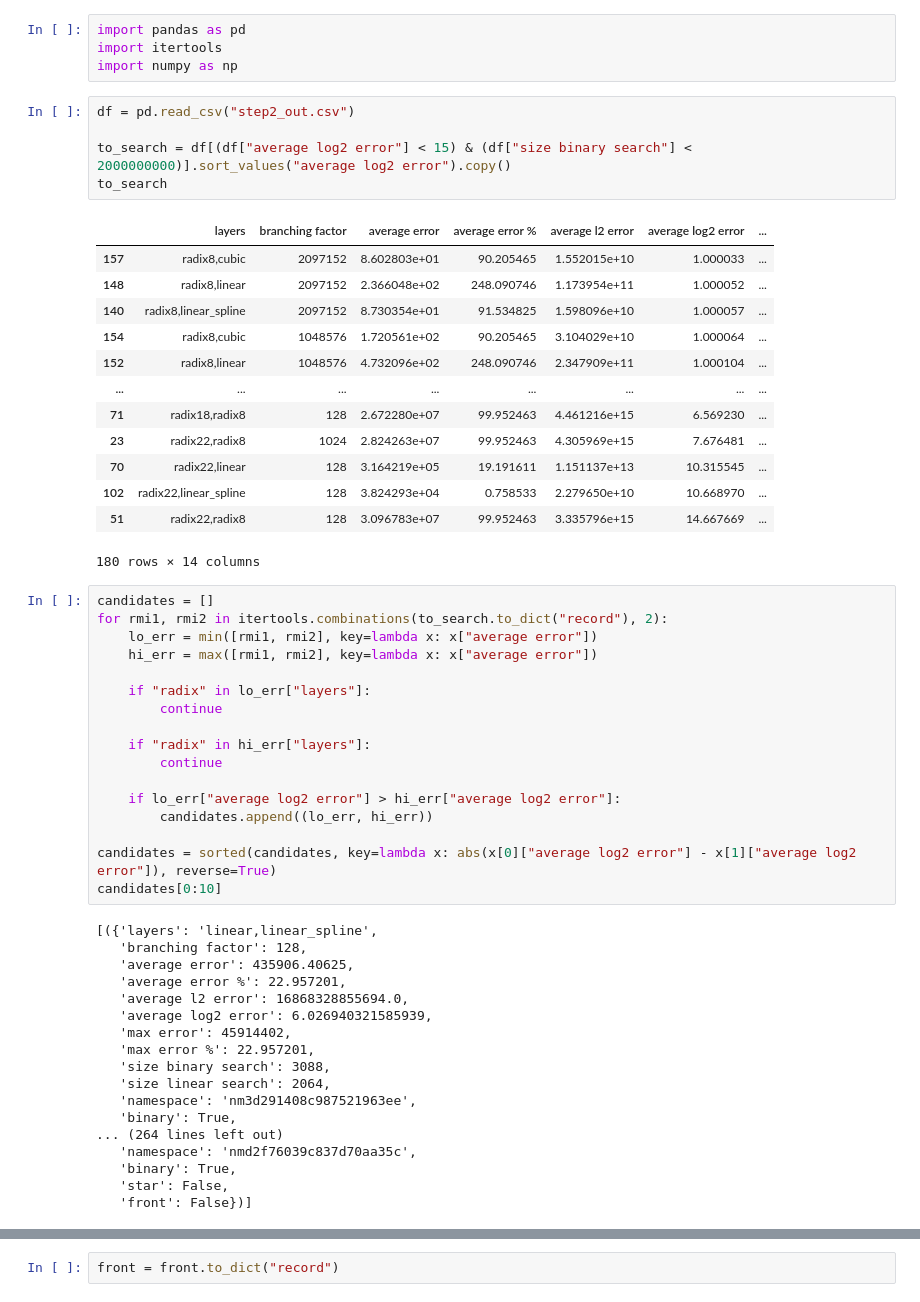
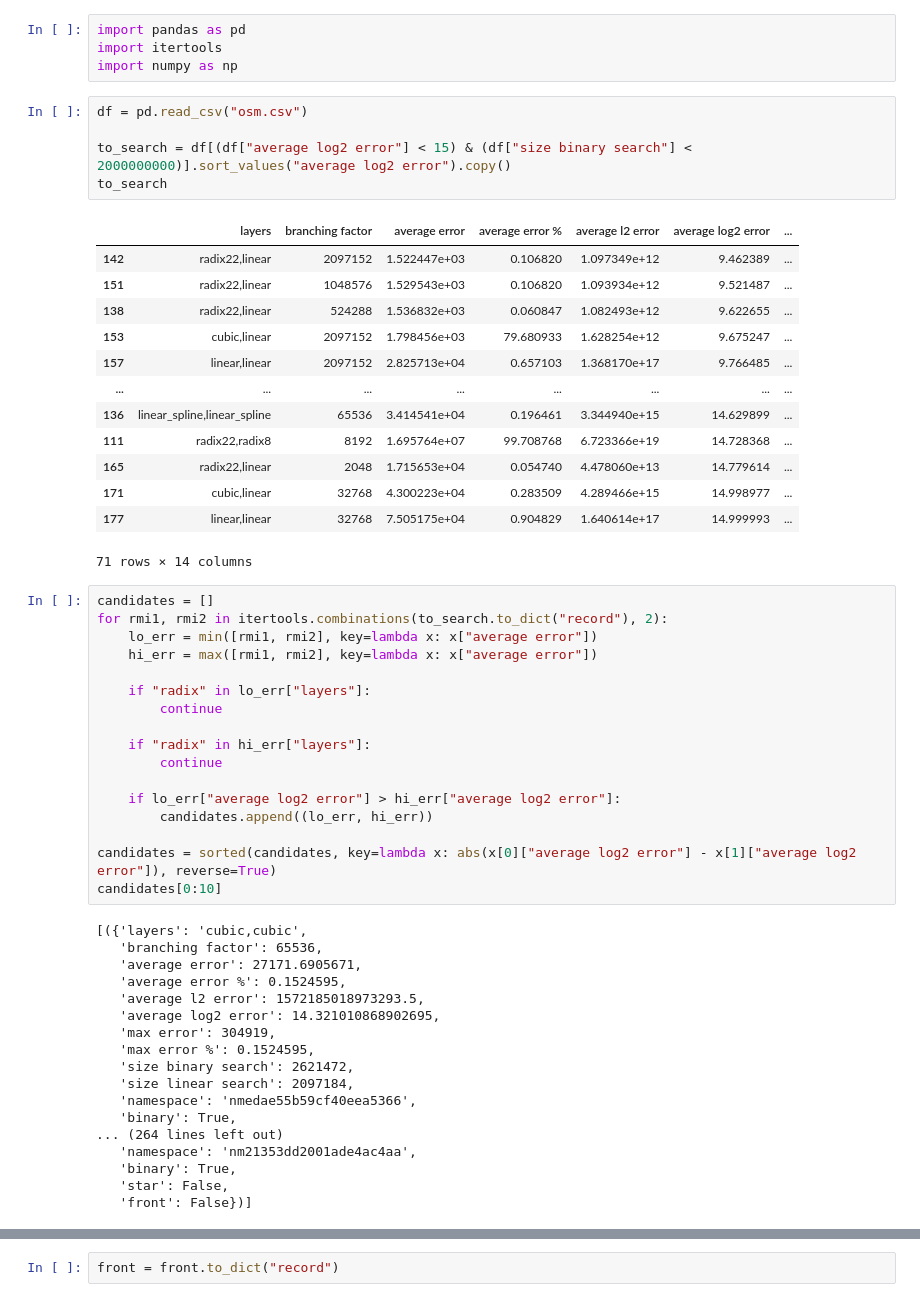
Before and after one commit to learnedsystems/RMI, a Jupyter notebook: optimizer/Untitled.ipynb, the cells around one changed output, grey strips where cells are left out. Saved outputs shown, nothing was run; the diff lists cells and outputs as text.

```diff
--- a/optimizer/Untitled.ipynb
+++ b/optimizer/Untitled.ipynb
@@ -3,24 +3,24 @@ import pandas as pd
 import itertools
 import numpy as np
 # %%
-df = pd.read_csv("step2_out.csv")
+df = pd.read_csv("osm.csv")
 
 to_search = df[(df["average log2 error"] < 15) & (df["size binary search"] < 2000000000)].sort_values("average log2 error").copy()
 to_search
 # %% [output]
 |  | layers | branching factor | average error | average error % | average l2 error | average log2 error | ... |
-| 157 | radix8,cubic | 2097152 | 8.602803e+01 | 90.205465 | 1.552015e+10 | 1.000033 | ... |
-| 148 | radix8,linear | 2097152 | 2.366048e+02 | 248.090746 | 1.173954e+11 | 1.000052 | ... |
-| 140 | radix8,linear_spline | 2097152 | 8.730354e+01 | 91.534825 | 1.598096e+10 | 1.000057 | ... |
-| 154 | radix8,cubic | 1048576 | 1.720561e+02 | 90.205465 | 3.104029e+10 | 1.000064 | ... |
-| 152 | radix8,linear | 1048576 | 4.732096e+02 | 248.090746 | 2.347909e+11 | 1.000104 | ... |
+| 142 | radix22,linear | 2097152 | 1.522447e+03 | 0.106820 | 1.097349e+12 | 9.462389 | ... |
+| 151 | radix22,linear | 1048576 | 1.529543e+03 | 0.106820 | 1.093934e+12 | 9.521487 | ... |
+| 138 | radix22,linear | 524288 | 1.536832e+03 | 0.060847 | 1.082493e+12 | 9.622655 | ... |
+| 153 | cubic,linear | 2097152 | 1.798456e+03 | 79.680933 | 1.628254e+12 | 9.675247 | ... |
+| 157 | linear,linear | 2097152 | 2.825713e+04 | 0.657103 | 1.368170e+17 | 9.766485 | ... |
 | ... | ... | ... | ... | ... | ... | ... | ... |
-| 71 | radix18,radix8 | 128 | 2.672280e+07 | 99.952463 | 4.461216e+15 | 6.569230 | ... |
-| 23 | radix22,radix8 | 1024 | 2.824263e+07 | 99.952463 | 4.305969e+15 | 7.676481 | ... |
-| 70 | radix22,linear | 128 | 3.164219e+05 | 19.191611 | 1.151137e+13 | 10.315545 | ... |
-| 102 | radix22,linear_spline | 128 | 3.824293e+04 | 0.758533 | 2.279650e+10 | 10.668970 | ... |
-| 51 | radix22,radix8 | 128 | 3.096783e+07 | 99.952463 | 3.335796e+15 | 14.667669 | ... |
+| 136 | linear_spline,linear_spline | 65536 | 3.414541e+04 | 0.196461 | 3.344940e+15 | 14.629899 | ... |
+| 111 | radix22,radix8 | 8192 | 1.695764e+07 | 99.708768 | 6.723366e+19 | 14.728368 | ... |
+| 165 | radix22,linear | 2048 | 1.715653e+04 | 0.054740 | 4.478060e+13 | 14.779614 | ... |
+| 171 | cubic,linear | 32768 | 4.300223e+04 | 0.283509 | 4.289466e+15 | 14.998977 | ... |
+| 177 | linear,linear | 32768 | 7.505175e+04 | 0.904829 | 1.640614e+17 | 14.999993 | ... |
-180 rows × 14 columns
+71 rows × 14 columns
 # %%
 candidates = []
 for rmi1, rmi2 in itertools.combinations(to_search.to_dict("record"), 2):
@@ -39,20 +39,20 @@ for rmi1, rmi2 in itertools.combinations(to_search.to_dict("record"), 2):
 candidates = sorted(candidates, key=lambda x: abs(x[0]["average log2 error"] - x[1]["average log2 error"]), reverse=True)
 candidates[0:10]
 # %% [output]
-[({'layers': 'linear,linear_spline',
-   'branching factor': 128,
-   'average error': 435906.40625,
-   'average error %': 22.957201,
-   'average l2 error': 16868328855694.0,
-   'average log2 error': 6.026940321585939,
-   'max error': 45914402,
-   'max error %': 22.957201,
-   'size binary search': 3088,
-   'size linear search': 2064,
-   'namespace': 'nm3d291408c987521963ee',
+[({'layers': 'cubic,cubic',
+   'branching factor': 65536,
+   'average error': 27171.6905671,
+   'average error %': 0.1524595,
+   'average l2 error': 1572185018973293.5,
+   'average log2 error': 14.321010868902695,
+   'max error': 304919,
+   'max error %': 0.1524595,
+   'size binary search': 2621472,
+   'size linear search': 2097184,
+   'namespace': 'nmedae55b59cf40eea5366',
    'binary': True,
 ... (264 lines left out)
-   'namespace': 'nmd2f76039c837d70aa35c',
+   'namespace': 'nm21353dd2001ade4ac4aa',
    'binary': True,
    'star': False,
    'front': False})]
```
Also changed, not shown: parts of 4 cells of this notebook, 1 other file.
